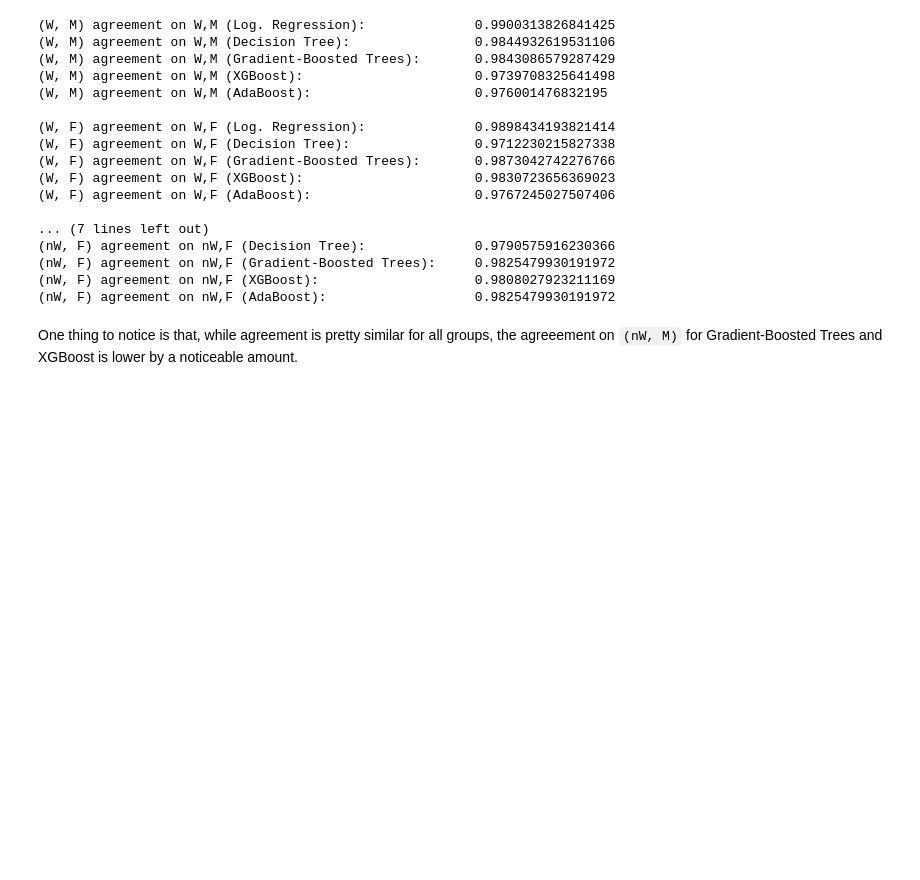
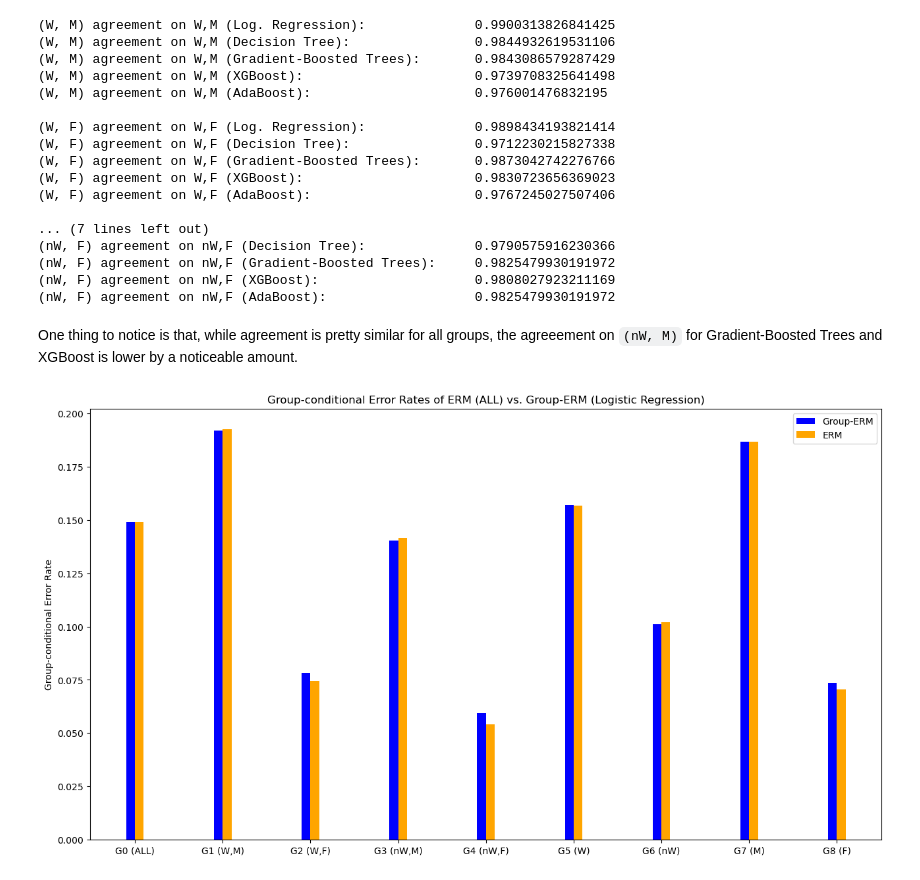
Before and after one commit to samuel-deng/tree_robust, a Jupyter notebook: experiments_adult_agreement.ipynb, the cells around one changed output. Drawn from its saved outputs; the diff is of its cells as text; code cells hidden in the pictures; blank space fills up the shorter version.

Commit message:
erm group-cond errors

```diff
--- a/experiments_adult_agreement.ipynb
+++ b/experiments_adult_agreement.ipynb
@@ -592,7 +600,7 @@ preds_path = os.path.join(SAVE_DATA_PATH, 'rf_yhats.pkl')
 
 if LOAD_DATA:
     with open(model_path, 'rb') as f:
-        dectree_models = pickle.load(f)
+        rf_models = pickle.load(f)
     with open(preds_path, 'rb') as f:
         yhats = pickle.load(f)
 else:
@@ -619,6 +627,10 @@ rf_test_err = {}
 for g in range(num_groups):
     rf_test_err[g] = np.mean(y_test[group_test[g]] != yhats[g][group_test[g]])
     print('group {0} ({4}): {1} (+/-{2}; n={3})'.format(g, rf_test_err[g], std_err(rf_test_err[g], num_group_test[g]), num_group_test[g], group_names[g]))
+
+rf_erm_test_err = {}
+for g in range(num_groups):
+    rf_erm_test_err[g] = np.mean(y_test[group_test[g]] != yhats[0][group_test[g]])
 # %% [output]
 group 0 (ALL): 0.13698175787728026 (+/-0.005112720690089159; n=9045)
 group 1 (W,M): 0.17998892375853795 (+/-0.0073819029191706555; n=5417)
@@ -759,6 +771,10 @@ gb_test_err = {}
 for g in range(num_groups):
     gb_test_err[g] = np.mean(y_test[group_test[g]] != yhats[g][group_test[g]])
     print('group {0} ({4}): {1} (+/-{2}; n={3})'.format(g, gb_test_err[g], std_err(gb_test_err[g], num_group_test[g]), num_group_test[g], group_names[g]))
+
+gb_erm_test_err = {}
+for g in range(num_groups):
+    gb_erm_test_err[g] = np.mean(y_test[group_test[g]] != yhats[0][group_test[g]])
 # %% [output]
 group 0 (ALL): 0.12924267551133223 (+/-0.004988411254187812; n=9045)
 group 1 (W,M): 0.17057411851578363 (+/-0.007227380828345427; n=5417)
@@ -907,6 +923,10 @@ xgb_test_err = {}
 for g in range(num_groups):
     xgb_test_err[g] = np.mean(y_test[group_test[g]] != yhats[g][group_test[g]])
     print('group {0} ({4}): {1} (+/-{2}; n={3})'.format(g, xgb_test_err[g], std_err(xgb_test_err[g], num_group_test[g]), num_group_test[g], group_names[g]))
+
+xgb_erm_test_err = {}
+for g in range(num_groups):
+    xgb_erm_test_err[g] = np.mean(y_test[group_test[g]] != yhats[0][group_test[g]])
 # %% [output]
 group 0 (ALL): 0.13012714206744058 (+/-0.005002908362872241; n=9045)
 group 1 (W,M): 0.1679896621746354 (+/-0.007183584747175932; n=5417)
@@ -1055,6 +1075,10 @@ ada_test_err = {}
 for g in range(num_groups):
     ada_test_err[g] = np.mean(y_test[group_test[g]] != yhats[g][group_test[g]])
     print('group {0} ({4}): {1} (+/-{2}; n={3})'.format(g, ada_test_err[g], std_err(ada_test_err[g], num_group_test[g]), num_group_test[g], group_names[g]))
+
+ada_erm_test_err = {}
+for g in range(num_groups):
+    ada_erm_test_err[g] = np.mean(y_test[group_test[g]] != yhats[0][group_test[g]])
 # %% [output]
 group 0 (ALL): 0.14118297401879493 (+/-0.00517788258598975; n=9045)
 group 1 (W,M): 0.1803581318072734 (+/-0.007387806489926905; n=5417)
@@ -1430,3 +1454,26 @@ for i, (g1, g2) in enumerate(group_pairs):
 # %% [markdown]
 One thing to notice is that, while agreement is pretty similar for all groups, the agreeement on `(nW, M)` for Gradient-Boosted Trees
 and XGBoost is lower by a noticeable amount.
+# %%
+# Error rate plots
+fig, ax = plt.subplots()
+fig.set_size_inches(15.5, 8.5)
+bar_width = 0.1
+index = np.arange(num_groups)
+
+for g in range(num_groups):
+    if g == 0:
+        ax.bar(g - 0.5 * bar_width, lr_test_err[g], bar_width, label="Group-ERM", color="blue")
+        ax.bar(g + 0.5 * bar_width, lr_erm_test_err[g], bar_width, label="ERM", color="orange")
+    else:
+        ax.bar(g - 0.5 * bar_width, lr_test_err[g], bar_width, color="blue")
+        ax.bar(g + 0.5 * bar_width, lr_erm_test_err[g], bar_width, color="orange")
+ax.set_ylabel('Group-conditional Error Rate')
+ax.set_title('Group-conditional Error Rates of ERM (ALL) vs. Group-ERM (Logistic Regression)')
+
+xticks = ['G{} ({})'.format(g, group_names[g]) for g in range(num_groups)]
+ax.set_xticks(index, xticks)
+ax.legend()
+plt.show()
+# %% [output]
+[figure, added]
```
Also changed, not shown: parts of 7 cells of this notebook, 5 other files.
